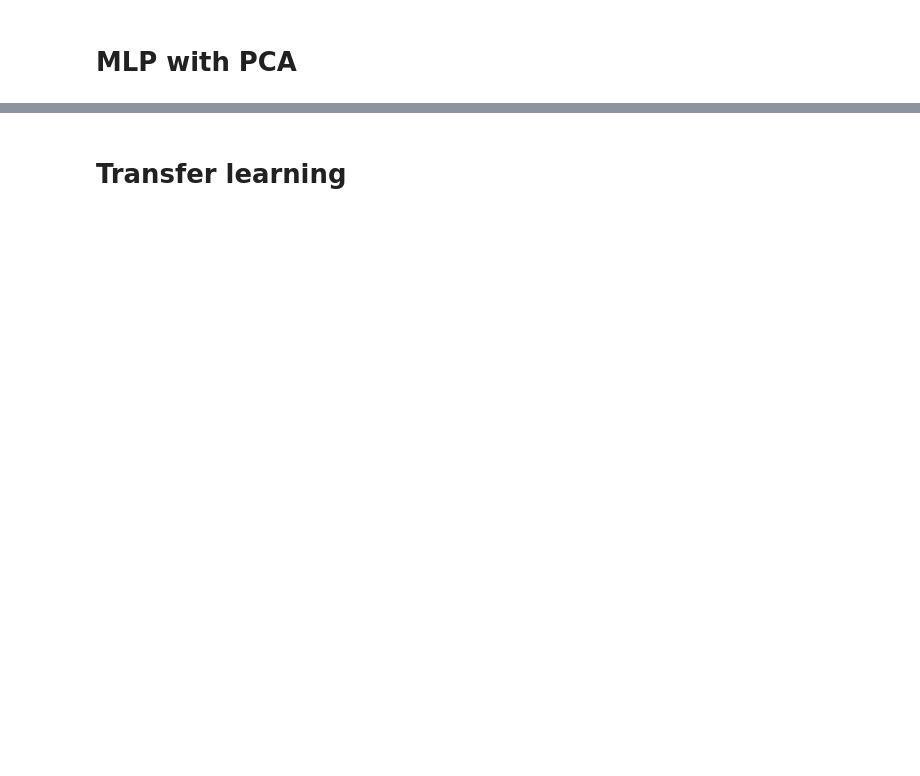
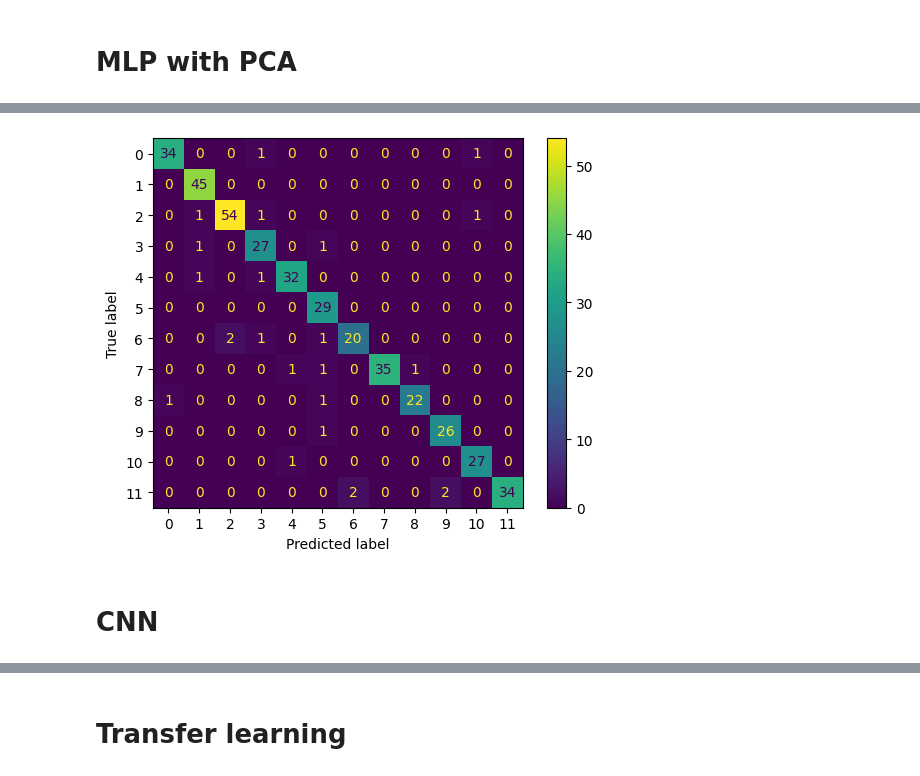
Before and after one commit to Pakin49/Naruto-Hand-Sign-detection, a Jupyter notebook: Naruto_Hand_Sign.ipynb, the cells around one changed output, grey strips where cells are left out. Cells and saved outputs as stored; diff of their text form; code cells hidden in the pictures; blank space fills up the shorter version.

```diff
--- a/Naruto_Hand_Sign.ipynb
+++ b/Naruto_Hand_Sign.ipynb
@@ -416,8 +450,12 @@ plt.show()
 # %% [markdown]
 # MLP with PCA
+# %%
+X_flat = []
+for i in range(len(X)):
+  X_flat.append(X[i].flatten())
 # %%
 from sklearn.model_selection import train_test_split
-X_train, X_test, y_train, y_test = train_test_split(X, y, test_size=0.2, random_state=42)
+X_train, X_test, y_train, y_test = train_test_split(X_flat, y, test_size=0.2, random_state=42)
 # %%
 from sklearn.neural_network import MLPClassifier
 from sklearn.pipeline import Pipeline
@@ -451,7 +503,11 @@ print(f"Accuracy on test set: {pipe.score(X_test, y_test)}")
 # %%
 from sklearn.metrics import confusion_matrix, ConfusionMatrixDisplay
-cm = confusion_matrix(y_test, y_pred, labels=pipe.classes_)
+cm = confusion_matrix(y_test, y_pred, labels=pipe_mlp_img.classes_)
 disp = ConfusionMatrixDisplay(confusion_matrix=cm,
-                              display_labels=pipe.classes_)
+                              display_labels=pipe_mlp_img.classes_)
 disp.plot()
 plt.show()
+# %% [output]
+[figure, added]
+# %% [markdown]
+# CNN
```
Also changed, not shown: parts of 45 cells of this notebook.
